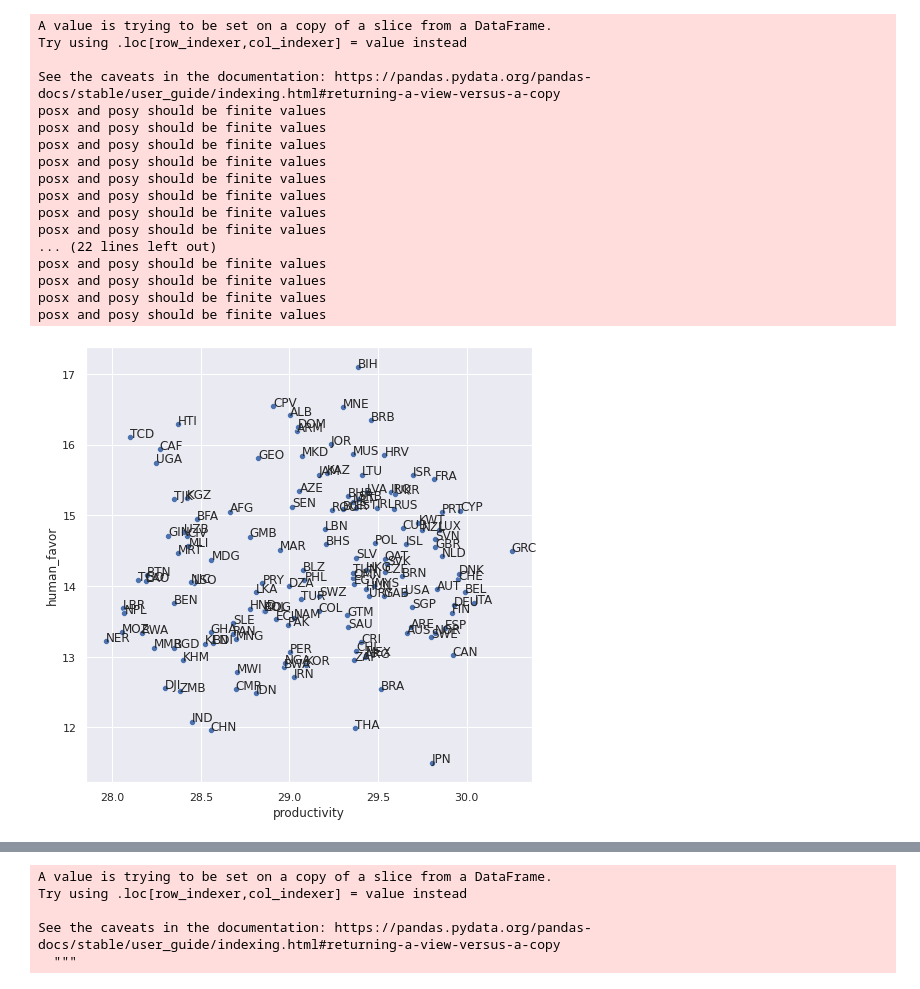
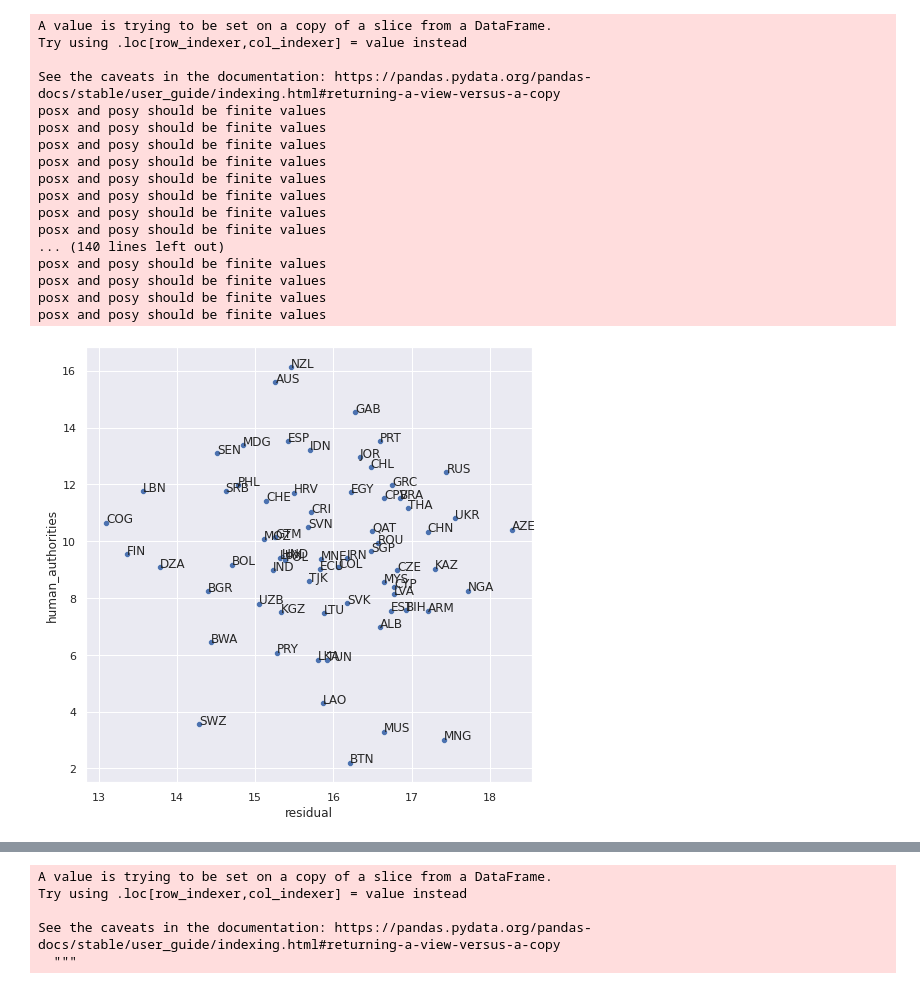
Before and after one commit to jaimeoliver1/social_capital_in_trade_networks, a Jupyter notebook: notebooks/10_EDA_centralities.ipynb, the cells around one changed output, grey strips where cells are left out. Drawn from its saved outputs; the diff is of its cells as text; code cells hidden in the pictures.

Commit message:
residuals model test
Pushed from Domino: https://domino.clarity.ai/u/jaime_oliver/social_capital/runs/612ca20dd7512012ebada86b

```diff
--- a/notebooks/10_EDA_centralities.ipynb
+++ b/notebooks/10_EDA_centralities.ipynb
@@ -17,24 +20,34 @@ sns.set_theme()
 data_path = os.path.join(output_filepath, 'panel_data.parquet')
 df_model = pd.read_parquet(data_path)
 centralities = ['authorities', 'hubs', 'pagerank', 'gfi', 'bridging', 'favor']
+
+df_model.dropna(subset = ['log_GFCF', 'log_gdp'], inplace=True)
 
 df_model.eval('gdp_per_capita = gdp/wkn_population', inplace=True)
 df_model.eval('productivity = gdp*10**6/(wkn_population**0.3*GFCF**0.7)', inplace=True)
 
 df_model = df_model[~df_model.country.isin(['ETH', 'BLR', 'ZWE', 'MDA', 'GUY', 'VNM', 'MAC', 'PSE', 'AGO', 'COD', 'TZA'])]
 #df_model = df_model[df_model.wkn_population>1.e6]
+# %%
+f = f'log_gdp ~ log_GFCF + log_wkn_population + 1'
+y, X = patsy.dmatrices(f, df_model.set_index(['country','year']),  return_type='dataframe')
+base_model_fe = PanelOLS(y,X, entity_effects=True, time_effects=True)
+base_model_fe = base_model_fe.fit()
+
+df_model['residual'] = base_model_fe.resids.values
 # %%
 network = 'human'
 #network = 'financial'
 #network = 'goods'
 
 centrality = 'hubs'
-#centrality = 'authorities'
+centrality = 'authorities'
 #centrality = 'pagerank'
-centrality = 'favor'
+#centrality = 'favor'
 #centrality = 'bridging'
 
 x_var = 'productivity'
+x_var = 'residual'
 #x_var = 'gdp_per_capita'
 
 #x_var = f'financial_hubs'
@@ -45,32 +58,32 @@ df_plot =  df_model[df_model.year == 2015]
 
 for c in [x_var, y_var]:
     df_plot[c] = df_plot[c].map(lambda x: np.log1p(x*1.e8))
 
 fig, ax = plt.subplots(figsize=(8,8))
 sns.scatterplot(data=df_plot, x=x_var, y=y_var, ax=ax)
 
 def label_point(x, y, val, ax):
     a = pd.concat({'x': x, 'y': y, 'val': val}, axis=1)
     for i, point in a.iterrows():
         ax.text(point['x'], point['y'], str(point['val']))
 
 label_point(df_plot[x_var], df_plot[y_var], df_plot['country'], plt.gca())
 # %% [output]
 A value is trying to be set on a copy of a slice from a DataFrame.
 Try using .loc[row_indexer,col_indexer] = value instead
 
 See the caveats in the documentation: https://pandas.pydata.org/pandas-docs/stable/user_guide/indexing.html#returning-a-view-versus-a-copy
 posx and posy should be finite values
 posx and posy should be finite values
 posx and posy should be finite values
 posx and posy should be finite values
 posx and posy should be finite values
 posx and posy should be finite values
 posx and posy should be finite values
 posx and posy should be finite values
-... (22 lines left out)
+... (140 lines left out)
 posx and posy should be finite values
 posx and posy should be finite values
 posx and posy should be finite values
 posx and posy should be finite values
-[figure, old version]
+[figure, new version]
```
Also changed, not shown: parts of 2 cells of this notebook, 5 other files.
